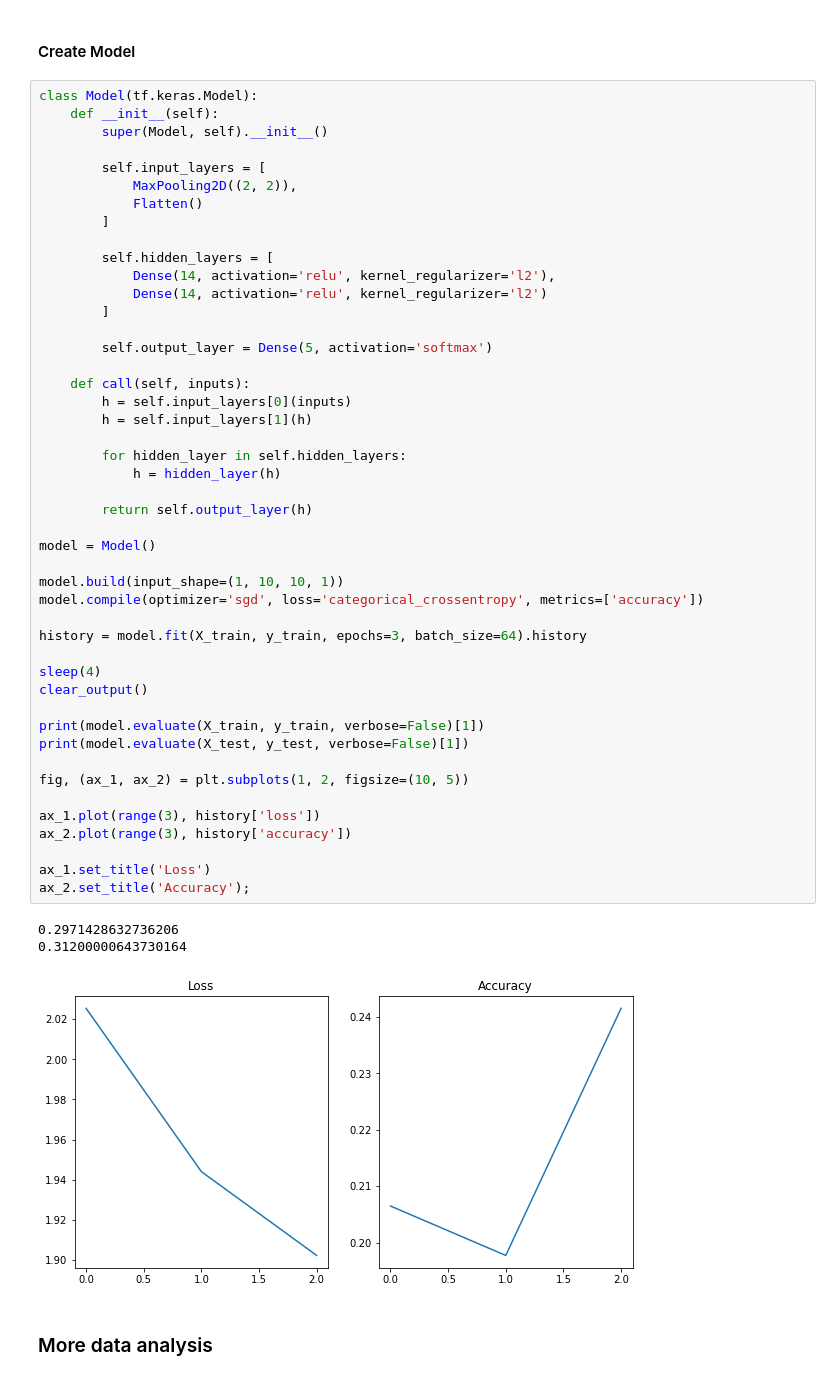
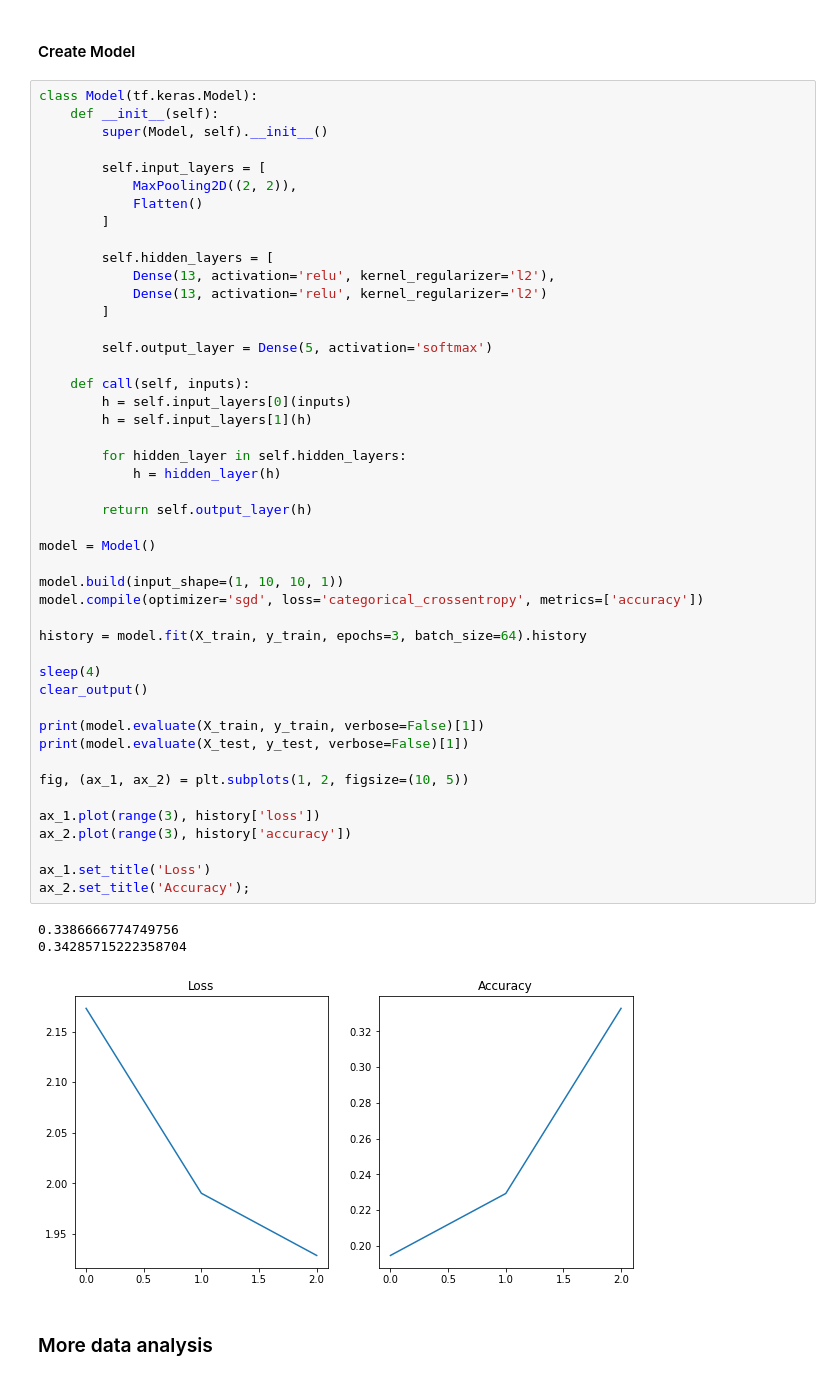
Before and after one commit to rohannakra/AI-Predicts-Particle-Collisions, a Jupyter notebook: main.ipynb, the cells around one changed output. Saved outputs shown, nothing was run; the diff lists cells and outputs as text.

```diff
--- a/main.ipynb
+++ b/main.ipynb
@@ -198,8 +198,8 @@ class Model(tf.keras.Model):
         ]
 
         self.hidden_layers = [
-            Dense(14, activation='relu', kernel_regularizer='l2'),
-            Dense(14, activation='relu', kernel_regularizer='l2')
+            Dense(13, activation='relu', kernel_regularizer='l2'),
+            Dense(13, activation='relu', kernel_regularizer='l2')
         ]
 
         self.output_layer = Dense(5, activation='softmax')
@@ -207,36 +207,36 @@ class Model(tf.keras.Model):
     def call(self, inputs):
         h = self.input_layers[0](inputs)
         h = self.input_layers[1](h)
 
         for hidden_layer in self.hidden_layers:
             h = hidden_layer(h)
 
         return self.output_layer(h)
 
 model = Model()
 
 model.build(input_shape=(1, 10, 10, 1))
 model.compile(optimizer='sgd', loss='categorical_crossentropy', metrics=['accuracy'])
 
 history = model.fit(X_train, y_train, epochs=3, batch_size=64).history
 
 sleep(4)
 clear_output()
 
 print(model.evaluate(X_train, y_train, verbose=False)[1])
 print(model.evaluate(X_test, y_test, verbose=False)[1])
 
 fig, (ax_1, ax_2) = plt.subplots(1, 2, figsize=(10, 5))
 
 ax_1.plot(range(3), history['loss'])
 ax_2.plot(range(3), history['accuracy'])
 
 ax_1.set_title('Loss')
 ax_2.set_title('Accuracy');
 # %% [output]
-0.2971428632736206
-0.31200000643730164
+0.3386666774749756
+0.34285715222358704
-[figure, old version]
+[figure, new version]
 # %% [markdown]
 ### More data analysis
 # %%
```
Also changed, not shown: parts of 2 cells of this notebook.
